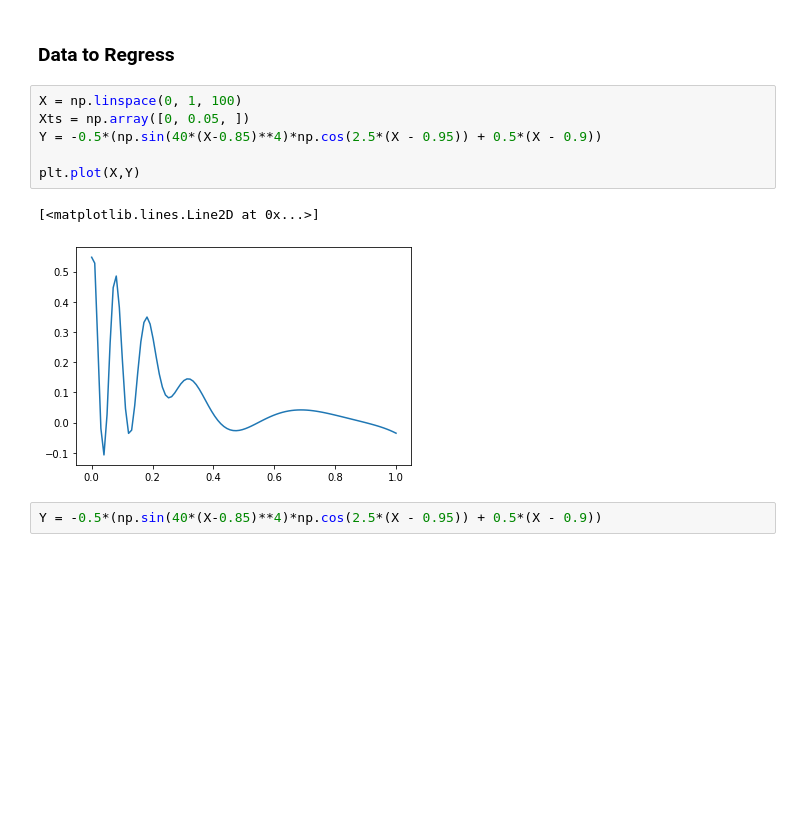
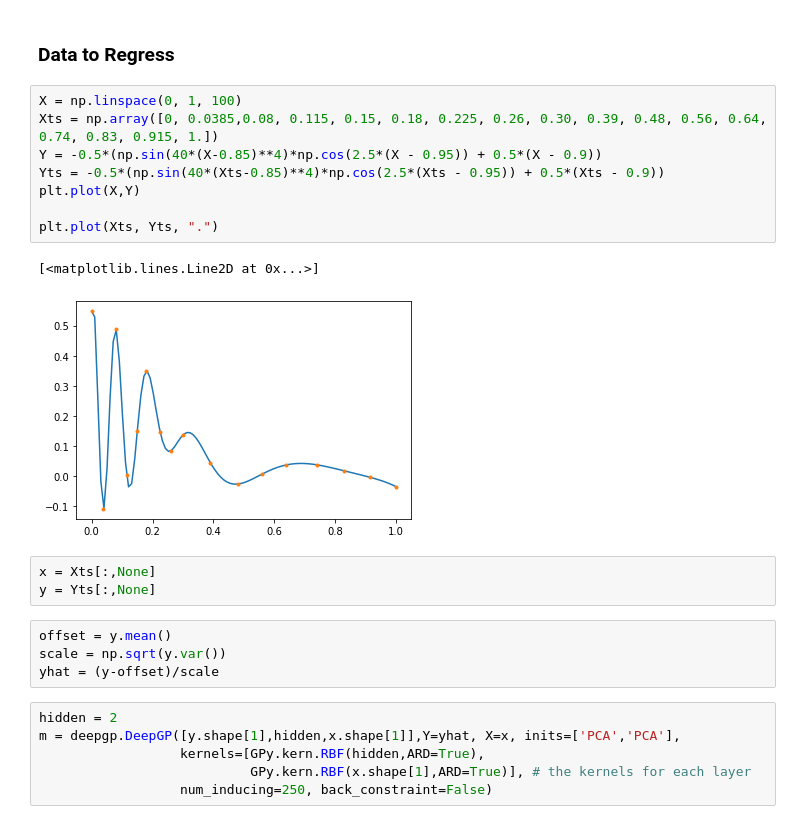
Before and after one commit to pierreosselin/Deep_Gaussian_Process_Project, a Jupyter notebook: examples/DeepGP_Supervised.ipynb, the cells around one changed output. Saved outputs shown, nothing was run; the diff lists cells and outputs as text; blank space fills up the shorter version.

Commit message:
Results Supervised Deep Gps

```diff
--- a/examples/DeepGP_Supervised.ipynb
+++ b/examples/DeepGP_Supervised.ipynb
@@ -18,12 +18,25 @@ import deepgp
 ### Data to Regress
 # %%
 X = np.linspace(0, 1, 100)
-Xts = np.array([0, 0.05, ])
+Xts = np.array([0, 0.0385,0.08, 0.115, 0.15, 0.18, 0.225, 0.26, 0.30, 0.39, 0.48, 0.56, 0.64, 0.74, 0.83, 0.915, 1.])
 Y = -0.5*(np.sin(40*(X-0.85)**4)*np.cos(2.5*(X - 0.95)) + 0.5*(X - 0.9))
+Yts = -0.5*(np.sin(40*(Xts-0.85)**4)*np.cos(2.5*(Xts - 0.95)) + 0.5*(Xts - 0.9))
+plt.plot(X,Y)
 
-plt.plot(X,Y)
+plt.plot(Xts, Yts, ".")
 # %% [output]
 [<matplotlib.lines.Line2D at 0x...>]
-[figure, old version]
+[figure, new version]
-# %%
-Y = -0.5*(np.sin(40*(X-0.85)**4)*np.cos(2.5*(X - 0.95)) + 0.5*(X - 0.9))
+# %%
+x = Xts[:,None]
+y = Yts[:,None]
+# %%
+offset = y.mean()
+scale = np.sqrt(y.var())
+yhat = (y-offset)/scale
+# %%
+hidden = 2
+m = deepgp.DeepGP([y.shape[1],hidden,x.shape[1]],Y=yhat, X=x, inits=['PCA','PCA'],
+                  kernels=[GPy.kern.RBF(hidden,ARD=True),
+                           GPy.kern.RBF(x.shape[1],ARD=True)], # the kernels for each layer
+                  num_inducing=250, back_constraint=False)
```
Also changed, not shown: parts of 35 cells of this notebook, 13 other files.
